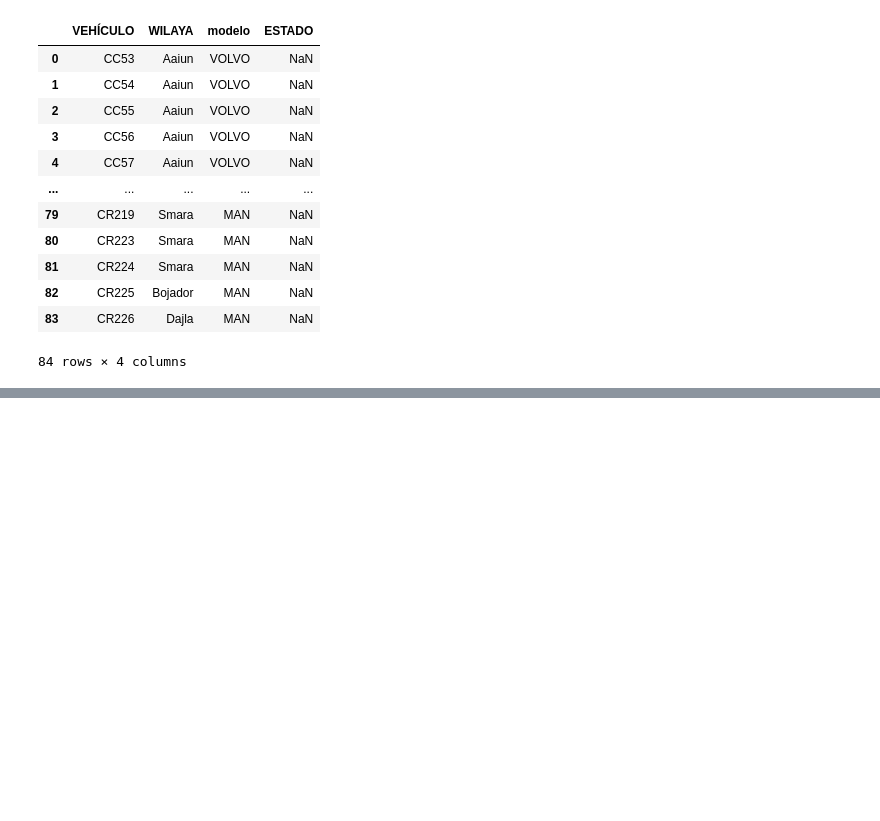
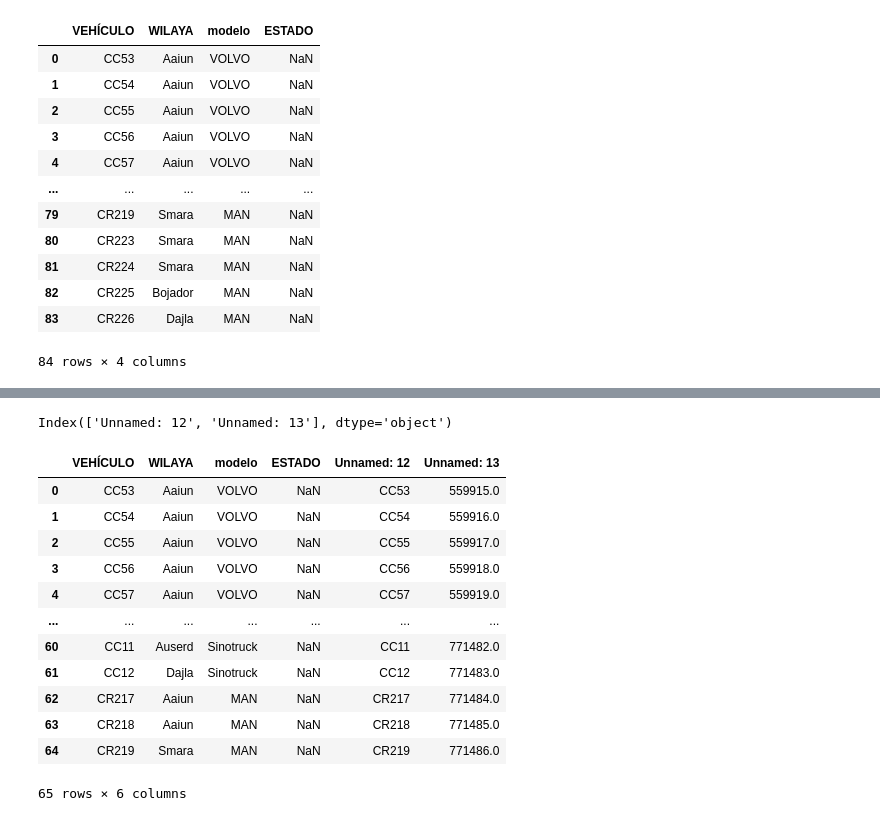
Before and after one commit to monalcmar/TFM-LIS-ATTsF, a Jupyter notebook: app/etl_notebook.ipynb, the cells around one changed output, grey strips where cells are left out. Saved outputs shown, nothing was run; the diff lists cells and outputs as text; code cells hidden in the pictures; blank space fills up the shorter version.

```diff
--- a/app/etl_notebook.ipynb
+++ b/app/etl_notebook.ipynb
@@ -29,5 +29,3 @@ df_camiones
 84 rows × 4 columns
 # %%
 df_camiones.to_csv(path_output / "Camiones.csv")
-# %%
-df_camiones = df_camiones["ESTADO"]
@@ -33,0 +78,7 @@ df_camiones = df_camiones["ESTADO"]
+# %%
+df_tagnum = pd.read_excel(
+    path_input / 'BASE DE DATOS 2022 PRUEBA.xlsx',
+    sheet_name='Lista de camiones',
+    usecols='M:N',
+    skiprows=19
+)
@@ -33,0 +101,22 @@ df_camiones = df_camiones["ESTADO"]
+# %%
+df_tagnum.columns
+# %% [output]
+Index(['Unnamed: 12', 'Unnamed: 13'], dtype='object')
+# %%
+df_camiones2 = pd.merge(df_camiones, df_tagnum, left_on="VEHÍCULO", right_on="Unnamed: 12")
+# %%
+df_camiones2
+# %% [output]
+|  | VEHÍCULO | WILAYA | modelo | ESTADO | Unnamed: 12 | Unnamed: 13 |
+| 0 | CC53 | Aaiun | VOLVO | NaN | CC53 | 559915.0 |
+| 1 | CC54 | Aaiun | VOLVO | NaN | CC54 | 559916.0 |
+| 2 | CC55 | Aaiun | VOLVO | NaN | CC55 | 559917.0 |
+| 3 | CC56 | Aaiun | VOLVO | NaN | CC56 | 559918.0 |
+| 4 | CC57 | Aaiun | VOLVO | NaN | CC57 | 559919.0 |
+| ... | ... | ... | ... | ... | ... | ... |
+| 60 | CC11 | Auserd | Sinotruck | NaN | CC11 | 771482.0 |
+| 61 | CC12 | Dajla | Sinotruck | NaN | CC12 | 771483.0 |
+| 62 | CR217 | Aaiun | MAN | NaN | CR217 | 771484.0 |
+| 63 | CR218 | Aaiun | MAN | NaN | CR218 | 771485.0 |
+| 64 | CR219 | Smara | MAN | NaN | CR219 | 771486.0 |
+65 rows × 6 columns
```
Also changed, not shown: parts of 55 cells of this notebook, 1 other file.
